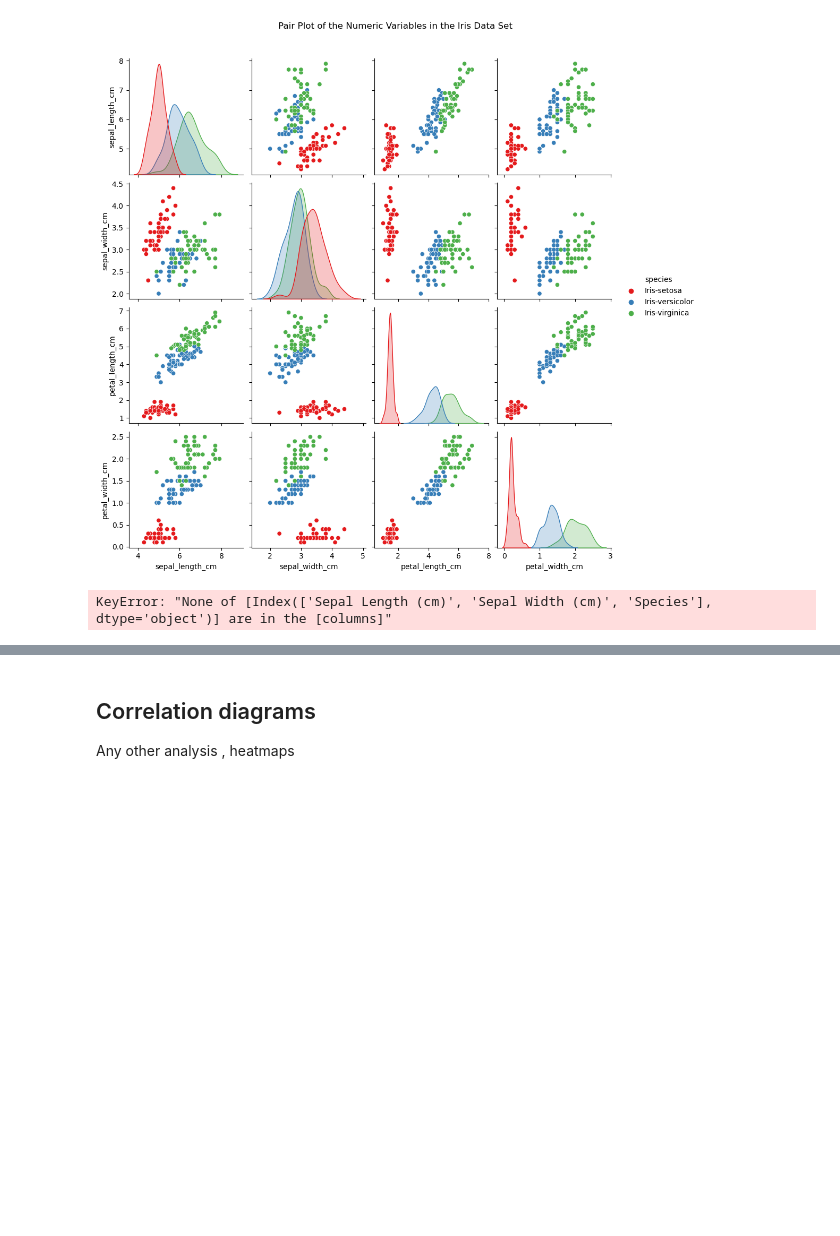
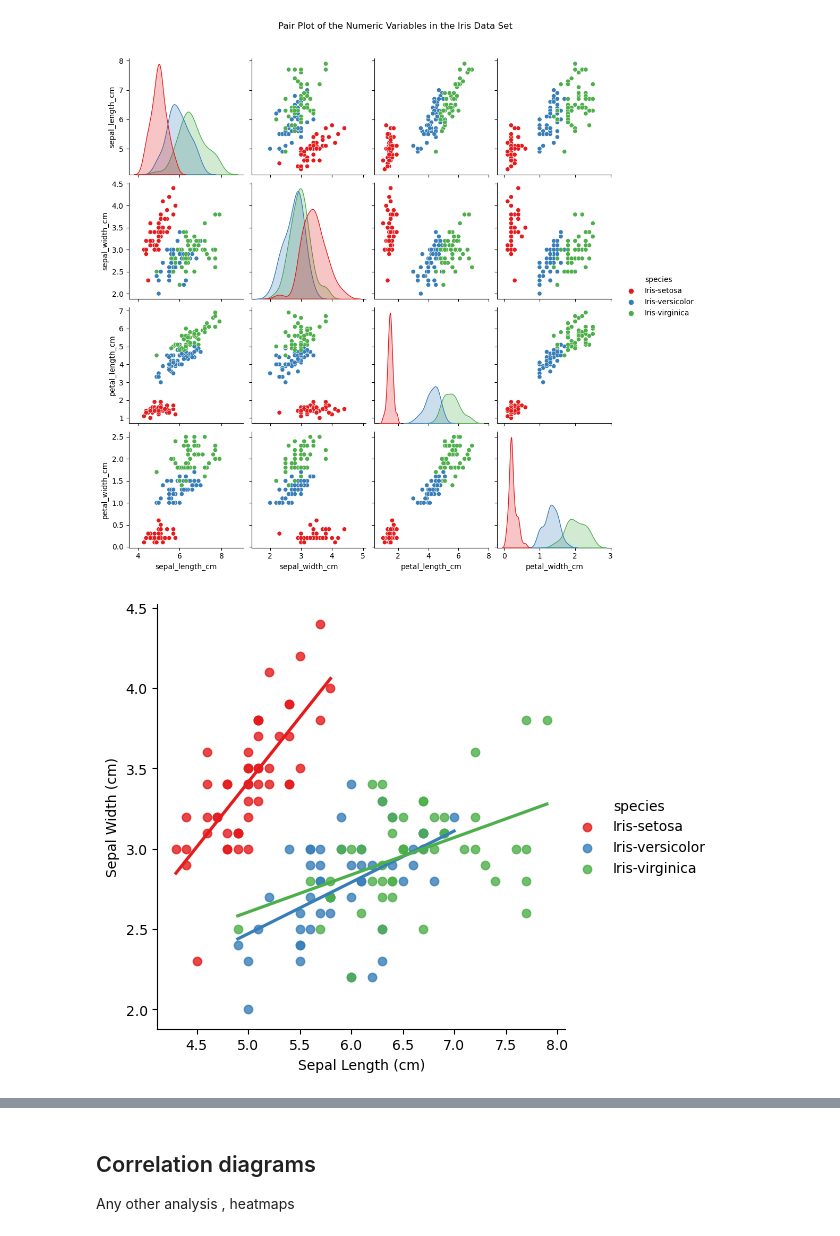
Before and after one commit to IreneKilgannon/pands-project, a Jupyter notebook: analysis.ipynb, the cells around one changed output, grey strips where cells are left out. Saved outputs shown, nothing was run; the diff lists cells and outputs as text; code cells hidden in the pictures; blank space fills up the shorter version.

```diff
--- a/analysis.ipynb
+++ b/analysis.ipynb
@@ -291,14 +298,14 @@ plt.show()
 # %%
 # regression lines
 
-sns.lmplot(iris, x = 'Sepal Length (cm)', y = 'Sepal Width (cm)', ci = None, hue = 'Species')
+sns.lmplot(iris, x = 'sepal_length_cm', y = 'sepal_width_cm', ci = None, hue = 'species')
 
 # Adding title, x and y labels to the plot.
 plt.title('')
-plt.xlabel('Sepal Length (cm)(cm)')
+plt.xlabel('Sepal Length (cm)')
 plt.ylabel('Sepal Width (cm)')
 
 # Display the plot
 plt.show()
 # %% [output]
-KeyError: "None of [Index(['Sepal Length (cm)', 'Sepal Width (cm)', 'Species'], dtype='object')] are in the [columns]"
+[figure, added]
```
Also changed, not shown: parts of 9 cells of this notebook, 3 other files.
